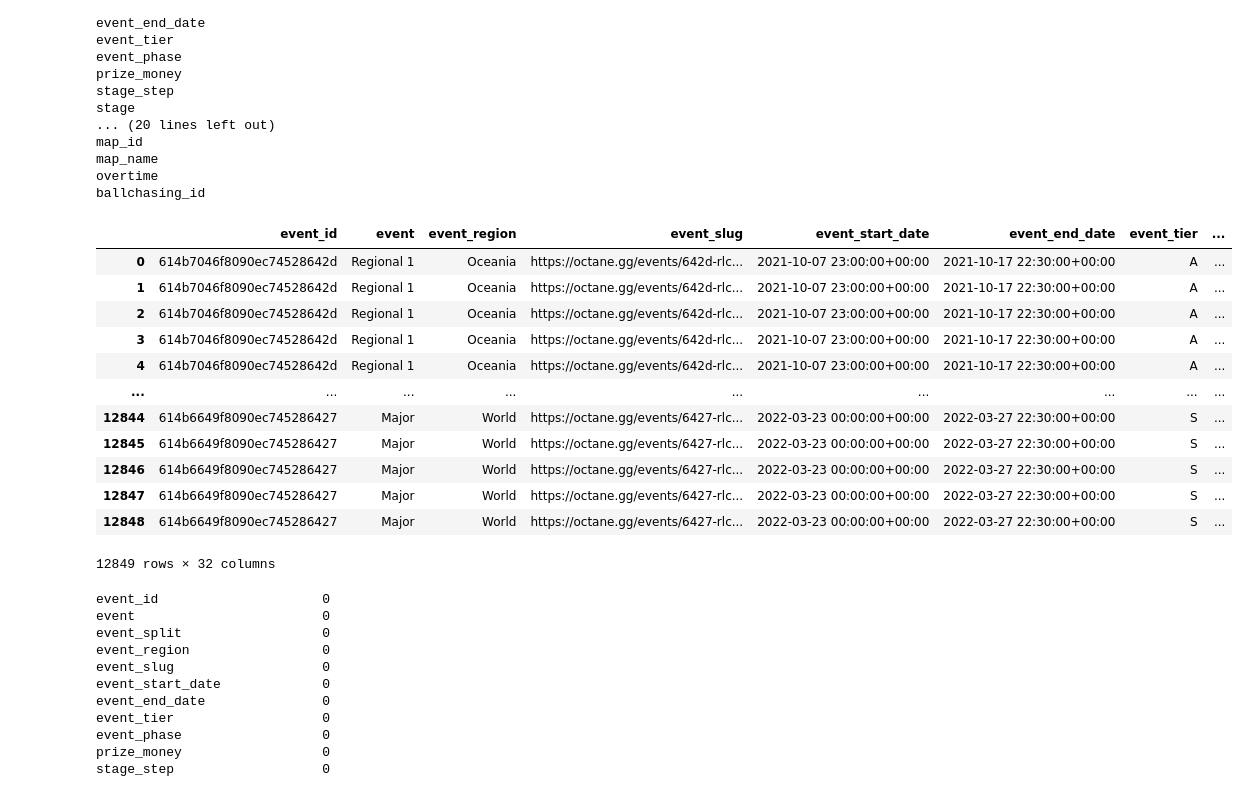
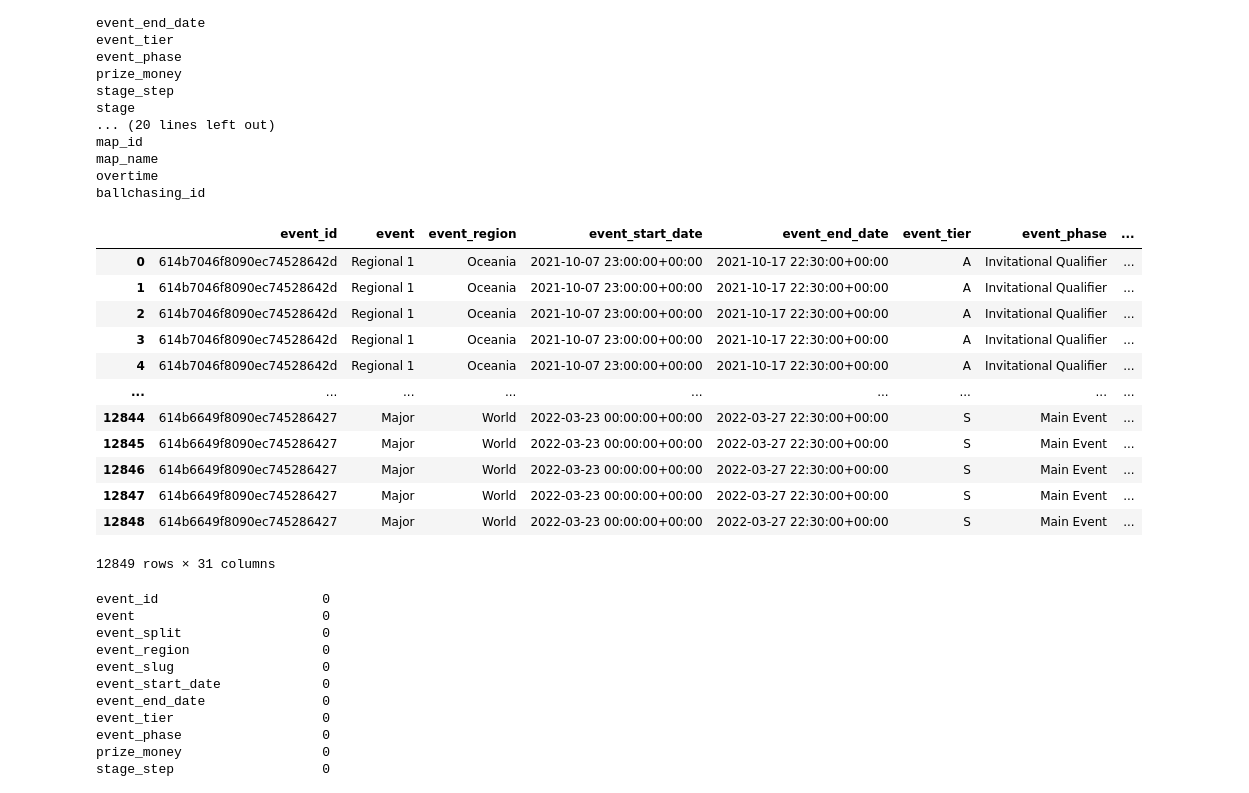
Before and after one commit to Dion-Daniels/Project2, a Jupyter notebook: main.ipynb, the cells around one changed output. Drawn from its saved outputs; the diff is of its cells as text; code cells hidden in the pictures.

Commit message:
main clean amended

```diff
--- a/main.ipynb
+++ b/main.ipynb
@@ -37,21 +37,21 @@ map_name
 overtime
 ballchasing_id
 # %%
-main_data.drop(columns=["ballchasing_id", "event_split", "reverse_sweep_attempt", "reverse_sweep"])
+main_data.drop(columns=["ballchasing_id", "event_split", "reverse_sweep_attempt", "reverse_sweep", "event_slug"])
 # %% [output]
-|  | event_id | event | event_region | event_slug | event_start_date | event_end_date | event_tier | ... |
-| 0 | 614b7046f8090ec74528642d | Regional 1 | Oceania | https://octane.gg/events/642d-rlc... | 2021-10-07 23:00:00+00:00 | 2021-10-17 22:30:00+00:00 | A | ... |
-| 1 | 614b7046f8090ec74528642d | Regional 1 | Oceania | https://octane.gg/events/642d-rlc... | 2021-10-07 23:00:00+00:00 | 2021-10-17 22:30:00+00:00 | A | ... |
-| 2 | 614b7046f8090ec74528642d | Regional 1 | Oceania | https://octane.gg/events/642d-rlc... | 2021-10-07 23:00:00+00:00 | 2021-10-17 22:30:00+00:00 | A | ... |
-| 3 | 614b7046f8090ec74528642d | Regional 1 | Oceania | https://octane.gg/events/642d-rlc... | 2021-10-07 23:00:00+00:00 | 2021-10-17 22:30:00+00:00 | A | ... |
-| 4 | 614b7046f8090ec74528642d | Regional 1 | Oceania | https://octane.gg/events/642d-rlc... | 2021-10-07 23:00:00+00:00 | 2021-10-17 22:30:00+00:00 | A | ... |
+|  | event_id | event | event_region | event_start_date | event_end_date | event_tier | event_phase | ... |
+| 0 | 614b7046f8090ec74528642d | Regional 1 | Oceania | 2021-10-07 23:00:00+00:00 | 2021-10-17 22:30:00+00:00 | A | Invitational Qualifier | ... |
+| 1 | 614b7046f8090ec74528642d | Regional 1 | Oceania | 2021-10-07 23:00:00+00:00 | 2021-10-17 22:30:00+00:00 | A | Invitational Qualifier | ... |
+| 2 | 614b7046f8090ec74528642d | Regional 1 | Oceania | 2021-10-07 23:00:00+00:00 | 2021-10-17 22:30:00+00:00 | A | Invitational Qualifier | ... |
+| 3 | 614b7046f8090ec74528642d | Regional 1 | Oceania | 2021-10-07 23:00:00+00:00 | 2021-10-17 22:30:00+00:00 | A | Invitational Qualifier | ... |
+| 4 | 614b7046f8090ec74528642d | Regional 1 | Oceania | 2021-10-07 23:00:00+00:00 | 2021-10-17 22:30:00+00:00 | A | Invitational Qualifier | ... |
 | ... | ... | ... | ... | ... | ... | ... | ... | ... |
-| 12844 | 614b6649f8090ec745286427 | Major | World | https://octane.gg/events/6427-rlc... | 2022-03-23 00:00:00+00:00 | 2022-03-27 22:30:00+00:00 | S | ... |
-| 12845 | 614b6649f8090ec745286427 | Major | World | https://octane.gg/events/6427-rlc... | 2022-03-23 00:00:00+00:00 | 2022-03-27 22:30:00+00:00 | S | ... |
-| 12846 | 614b6649f8090ec745286427 | Major | World | https://octane.gg/events/6427-rlc... | 2022-03-23 00:00:00+00:00 | 2022-03-27 22:30:00+00:00 | S | ... |
-| 12847 | 614b6649f8090ec745286427 | Major | World | https://octane.gg/events/6427-rlc... | 2022-03-23 00:00:00+00:00 | 2022-03-27 22:30:00+00:00 | S | ... |
-| 12848 | 614b6649f8090ec745286427 | Major | World | https://octane.gg/events/6427-rlc... | 2022-03-23 00:00:00+00:00 | 2022-03-27 22:30:00+00:00 | S | ... |
+| 12844 | 614b6649f8090ec745286427 | Major | World | 2022-03-23 00:00:00+00:00 | 2022-03-27 22:30:00+00:00 | S | Main Event | ... |
+| 12845 | 614b6649f8090ec745286427 | Major | World | 2022-03-23 00:00:00+00:00 | 2022-03-27 22:30:00+00:00 | S | Main Event | ... |
+| 12846 | 614b6649f8090ec745286427 | Major | World | 2022-03-23 00:00:00+00:00 | 2022-03-27 22:30:00+00:00 | S | Main Event | ... |
+| 12847 | 614b6649f8090ec745286427 | Major | World | 2022-03-23 00:00:00+00:00 | 2022-03-27 22:30:00+00:00 | S | Main Event | ... |
+| 12848 | 614b6649f8090ec745286427 | Major | World | 2022-03-23 00:00:00+00:00 | 2022-03-27 22:30:00+00:00 | S | Main Event | ... |
-12849 rows × 32 columns
+12849 rows × 31 columns
 # %%
 main_data.isnull().sum()
 # %% [output]
```
